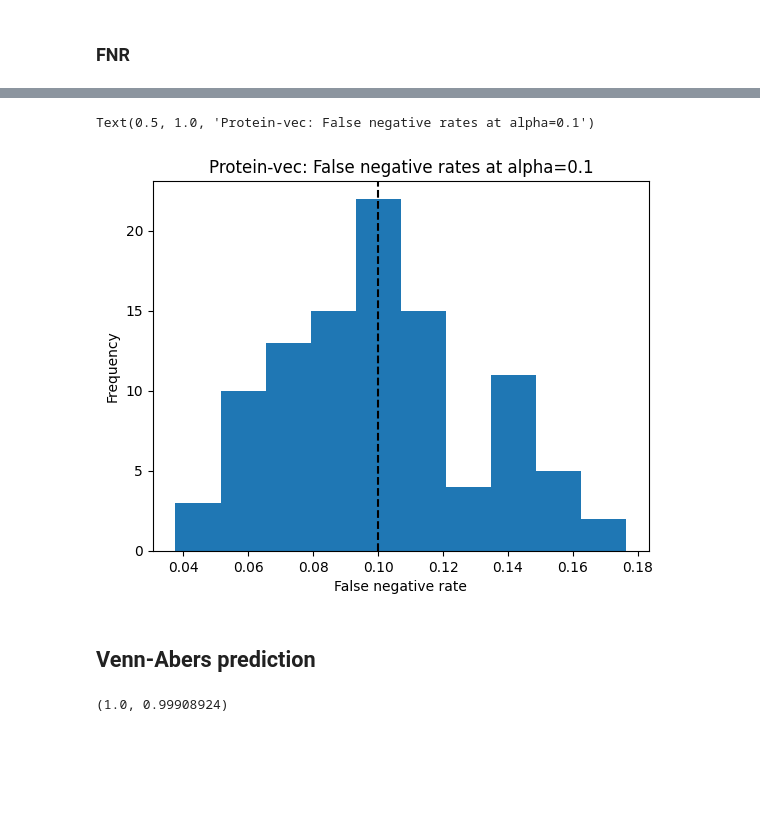
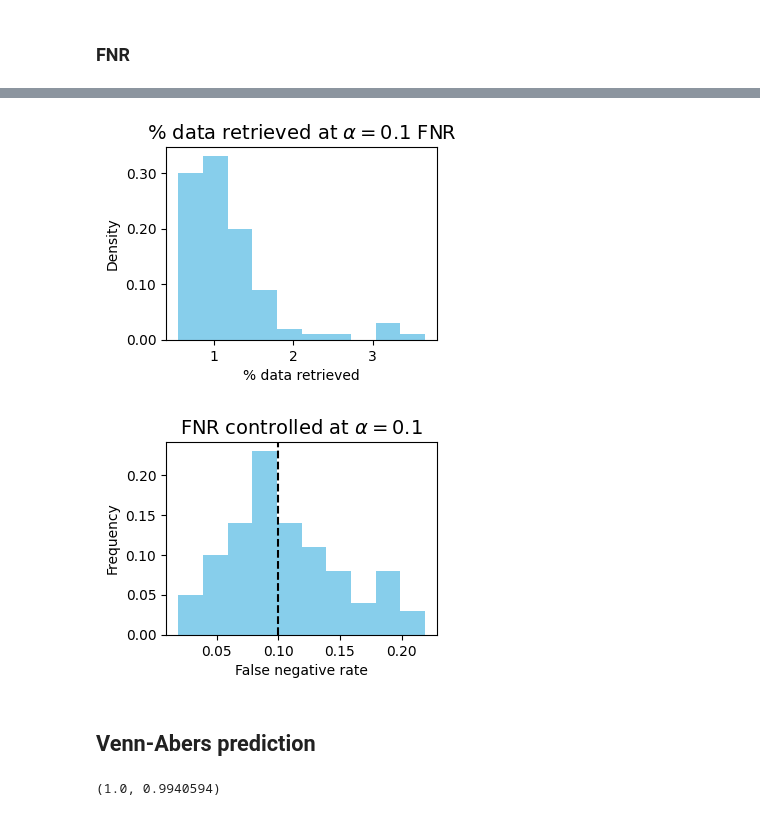
Before and after one commit to ronboger/conformal-protein-retrieval, a Jupyter notebook: pfam/analyze_protein_vec_results.ipynb, the cells around one changed output, grey strips where cells are left out. Cells and saved outputs as stored; diff of their text form; code cells hidden in the pictures; blank space fills up the shorter version.

```diff
--- a/pfam/analyze_protein_vec_results.ipynb
+++ b/pfam/analyze_protein_vec_results.ipynb
@@ -14,8 +11,10 @@ from protein_conformal.util import *
 # %%
 # conformal_pfam.npy is a len 10,000 list of dictionaries of len 10,000 hits.
 # This isn't the most valid way to do this, because it incoporates proteins from the training set into calibration.
+
 # We chose to do this because the previous approach didn't have enough new examples to calibrate.
-data = np.load('/data/ron/protein-conformal/data/conformal_pfam_with_lookup_dataset.npy', allow_pickle=True)
+# data = np.load('/data/ron/protein-conformal/data/conformal_pfam_with_lookup_dataset.npy', allow_pickle=True)
+data = np.load('/data/ron/protein-conformal/data/pfam_new_proteins.npy', allow_pickle=True)
 print(len(data))
 print(len(data[0]['S_i']))
 # %% [output]
@@ -89,5 +115,5 @@ plt.savefig('/data/ron/protein-conformal/figs/pvec_error_rates_partial.pdf', for
 ## Learn then test for FDR
 # %%
 alpha = 0.1
-lhat, risk = get_thresh_FDR(labels, sims, alpha, delta=0.5, N=100)
-print(f'alpha={alpha}, lhat={lhat}, risk={risk}')
+lhat, risk_0 = get_thresh_FDR(labels, sims, alpha, delta=0.5, N=100)
+print(f'alpha={alpha}, lhat={lhat}, risk={risk_0}')
@@ -144,17 +178,0 @@ plt.savefig('/data/ron/protein-conformal/data/pvec_risk_histogram.pdf', format='
-# %%
-# is this nonsense for something else?
-num_trials = 3
-alpha = 0.9
-n_calib = 100
-for trial in range(num_trials):
-    # Randomly split data into calibration and test sets
-    np.random.shuffle(data)
-    cal_data = data[:n_calib]
-    test_data = data[n_calib:3*n_calib]
-
-    X_cal, y_cal = get_sims_labels(cal_data, partial=False)
-    X_test, y_test_exact = get_sims_labels(test_data, partial=False)
-    _, y_test_partial = get_sims_labels(test_data, partial=True)
-    lhat = get_thresh_new_FDR(X_cal, y_cal, alpha)
-    error, fraction_inexact, error_partial, fraction_partial, false_disc = validate_lhat_new(X_test, y_test_partial, y_test_exact, lhat)
-    print(f'Trial {trial+1}: lhat: {lhat}, Ex&!Id/Ex (FNR): {error:.2f}, In/Id (FDR): {fraction_inexact:.2f}, Pa&!Id/Pa (FNR partial): {error_partial:.2f}, Pa&Id/Id: {fraction_partial:.2f} (TPR partial), FPR: {false_disc:.2f}')
@@ -206,12 +209,29 @@ Text(0.5, 1.0, 'Protein-vec: Percentage of data retrieved')
+# %%
+plt.figure(figsize=(3.5, 2.5))
+weights = np.ones_like(retrieved_data_percentages)/float(len(retrieved_data_percentages))
+plt.hist(np.array(retrieved_data_percentages) * 100, weights=weights, color='skyblue')
+plt.xlabel('% data retrieved', fontsize=10)
+plt.ylabel('Density', fontsize=10)
+plt.xticks(fontsize=10)
+plt.yticks(fontsize=10)
+plt.title(rf'% data retrieved at $\alpha={alpha}$ FNR', fontsize=14)
+plt.gca().yaxis.set_major_formatter(plt.FuncFormatter(lambda x, _: f'{x:.2f}'))
+plt.savefig('/data/ron/protein-conformal/figs/pfam_new/data_retrived.pdf', format='pdf', bbox_inches='tight')
+# %% [output]
+[figure, added]
 # %%
-plt.hist(np.array(fnrs))
+plt.figure(figsize=(3.5, 2.5))
+weights = np.ones_like(fnrs)/float(len(fnrs))
+plt.hist(np.array(fnrs), weights=weights, color='skyblue')
 plt.axvline(alpha, color='black', linestyle='--')
-plt.xlabel('False negative rate')
-plt.ylabel('Frequency')
-plt.title(f'Protein-vec: False negative rates at alpha={alpha}')
+plt.xlabel('False negative rate', fontsize=10)
+plt.ylabel('Frequency', fontsize=10)
+plt.xticks(fontsize=10)
+plt.yticks(fontsize=10)
+plt.title(rf'FNR controlled at $\alpha={alpha}$', fontsize=14)
+plt.savefig('/data/ron/protein-conformal/figs/pfam_new/fnr_control.pdf', format='pdf', bbox_inches='tight')
 # %% [output]
-Text(0.5, 1.0, 'Protein-vec: False negative rates at alpha=0.1')
-[figure, old version]
+[figure, new version]
 # %% [markdown]
 ## Venn-Abers prediction
 # %%
@@ -244,7 +264,7 @@ p_0, p_1 = simplifed_venn_abers_prediction(X_cal, y_cal, X_test[0])
 # %%
 p_0, p_1
 # %% [output]
-(1.0, 0.99908924)
+(1.0, 0.9940594)
 # %%
 def run_trial(data, n_calib):
     np.random.shuffle(data)
```
Also changed, not shown: parts of 49 cells of this notebook, 12 other files.
